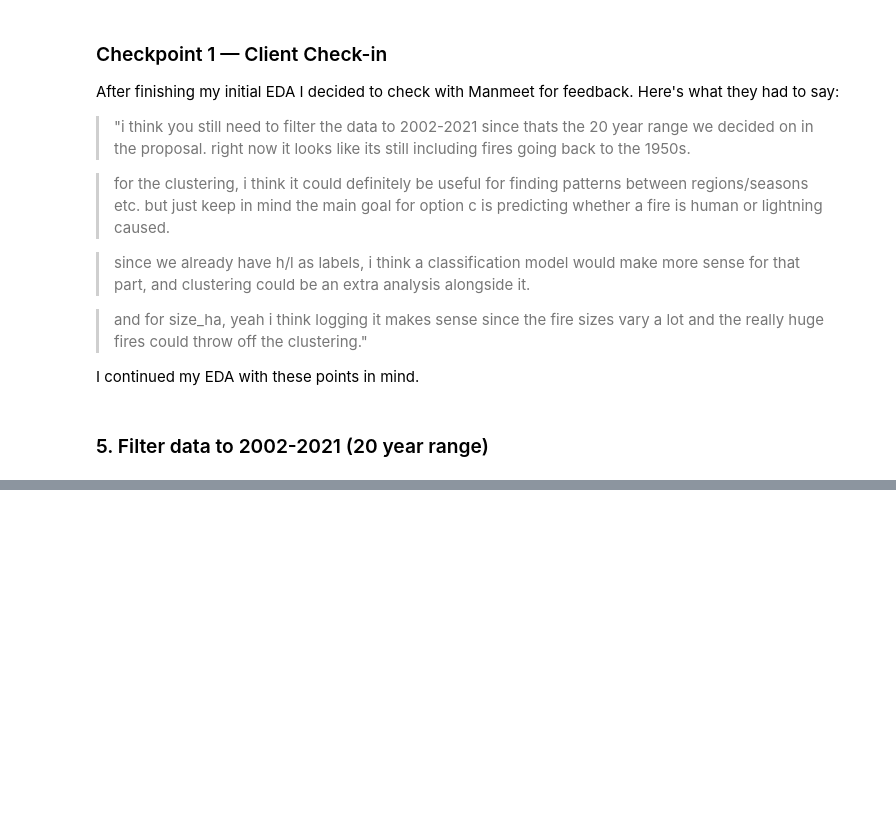
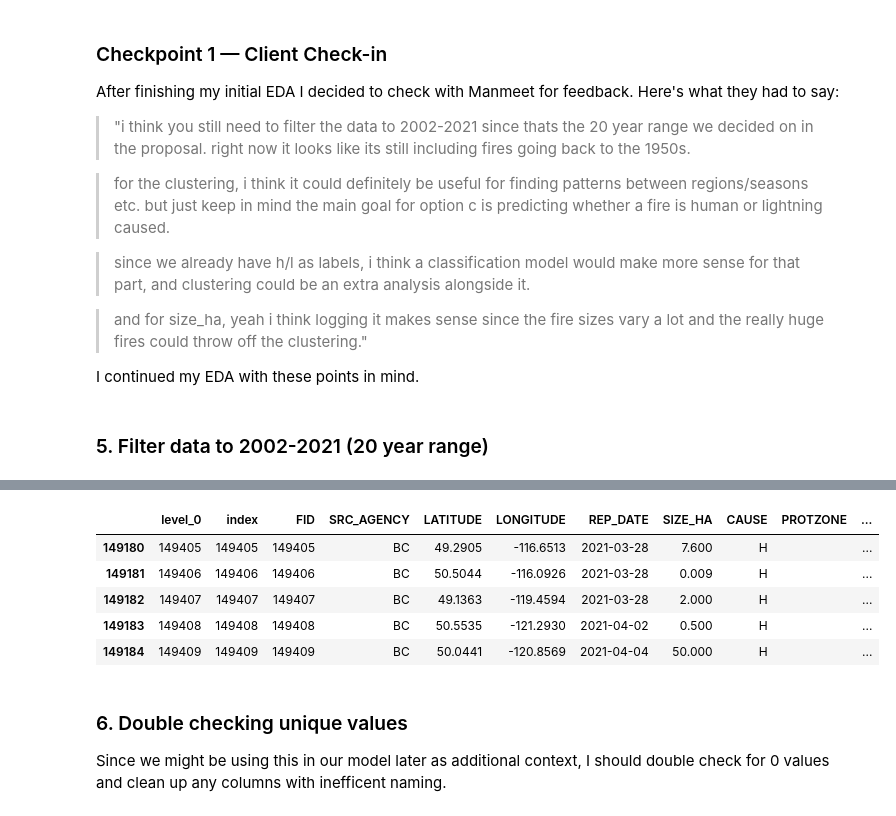
Before and after one commit to cda79/IAT461-Final, a Jupyter notebook: IAT461_wildfires.ipynb, the cells around one changed output, grey strips where cells are left out. Drawn from its saved outputs; the diff is of its cells as text; code cells hidden in the pictures; blank space fills up the shorter version.

Commit message:
Checkpoint 2

```diff
--- a/IAT461_wildfires.ipynb
+++ b/IAT461_wildfires.ipynb
@@ -364,0 +352,12 @@ I continued my EDA with these points in mind.
+# %%
+df.tail()
+# %% [output]
+|  | level_0 | index | FID | SRC_AGENCY | LATITUDE | LONGITUDE | REP_DATE | SIZE_HA | CAUSE | PROTZONE | ... |
+| 149180 | 149405 | 149405 | 149405 | BC | 49.2905 | -116.6513 | 2021-03-28 | 7.600 | H |  | ... |
+| 149181 | 149406 | 149406 | 149406 | BC | 50.5044 | -116.0926 | 2021-03-28 | 0.009 | H |  | ... |
+| 149182 | 149407 | 149407 | 149407 | BC | 49.1363 | -119.4594 | 2021-03-28 | 2.000 | H |  | ... |
+| 149183 | 149408 | 149408 | 149408 | BC | 50.5535 | -121.2930 | 2021-04-02 | 0.500 | H |  | ... |
+| 149184 | 149409 | 149409 | 149409 | BC | 50.0441 | -120.8569 | 2021-04-04 | 50.000 | H |  | ... |
+# %% [markdown]
+### 6. Double checking unique values
+Since we might be using this in our model later as additional context, I should double check for 0 values and clean up any columns with inefficent naming.
```
Also changed, not shown: parts of 29 cells of this notebook, 1 other file.
